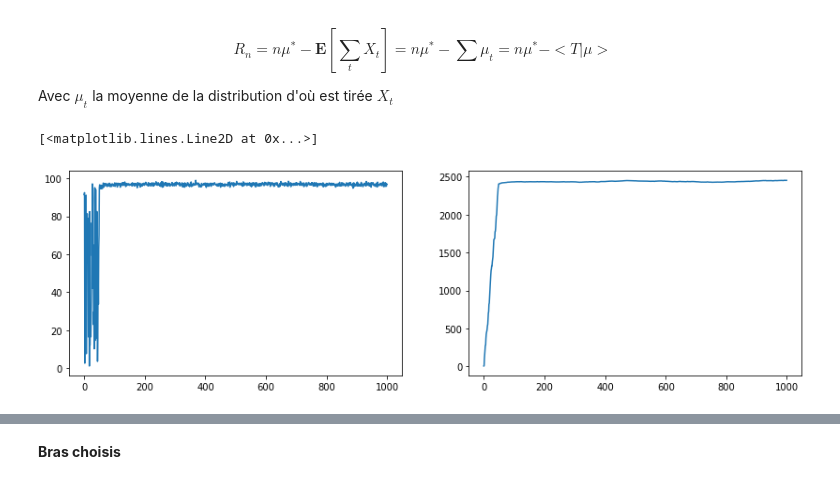
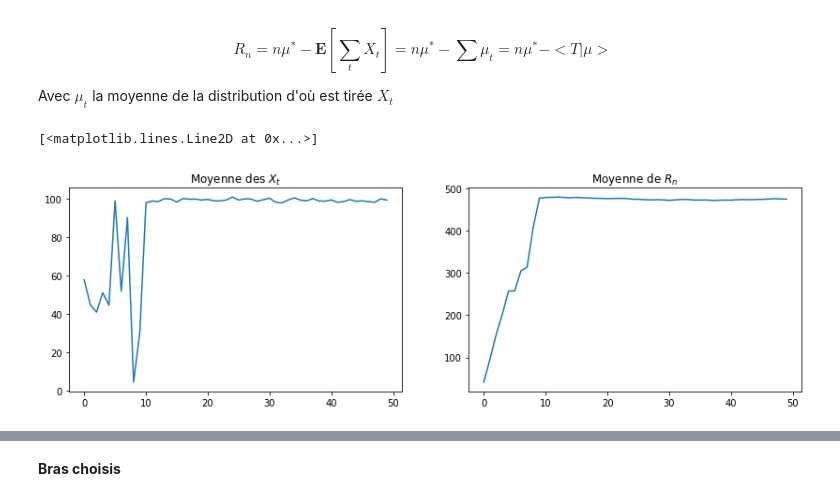
Before and after one commit to hassan-el-mansouri-khoudari/linear-bandits-movie-recommender, a Jupyter notebook: ucb_notebook.ipynb, the cells around one changed output, grey strips where cells are left out. Cells and saved outputs as stored; diff of their text form; code cells hidden in the pictures.

```diff
--- a/ucb_notebook.ipynb
+++ b/ucb_notebook.ipynb
@@ -82,34 +82,36 @@ def UCB_tot(n, delta, k, means, std):
         Rn[t] = (t+1)*mu_star - T@mu ##On calcul le regret à l'instant t
     return X, Rn, A, mu
 # %%
-n = 1000
+n = 50
 delta = 1/(n**2)
 
 #Total number of arms
-k = 50
+k = 10
 
 means = [100*np.random.rand() for i in range(k)]
 std = [5*np.random.rand() for i in range(k)]
 
 #Return reward of arm i
 def launch_arm(i):
     ## La distribution doit être 1 sub-ussian
     return np.random.normal(means[i],std[i])
 
 #on calcule la moyenne des résultats sur max_ite tentatives
 max_ite = 10
 X_t_mean = np.zeros((max_ite,n))
 Rn_mean = np.zeros((max_ite,n))
 for ite in range(max_ite):
     X_t, Rn, arms, mu= UCB_tot(n, delta, k, means, std)
     X_t_mean[ite] = X_t
     Rn_mean[ite] = Rn
 
 plt.figure(figsize=(14, 4))
 plt.subplot(1,2,1)
+plt.title("Moyenne des $X_{t}$")
 plt.plot(np.sum(X_t_mean,axis=0)/max_ite)
 plt.subplot(1,2,2)
+plt.title("Moyenne de $R_{n}$")
 plt.plot(np.sum(Rn_mean,axis=0)/max_ite)
 # %% [output]
 [<matplotlib.lines.Line2D at 0x...>]
-[figure, old version]
+[figure, new version]
```
Also changed, not shown: parts of 7 cells of this notebook.
